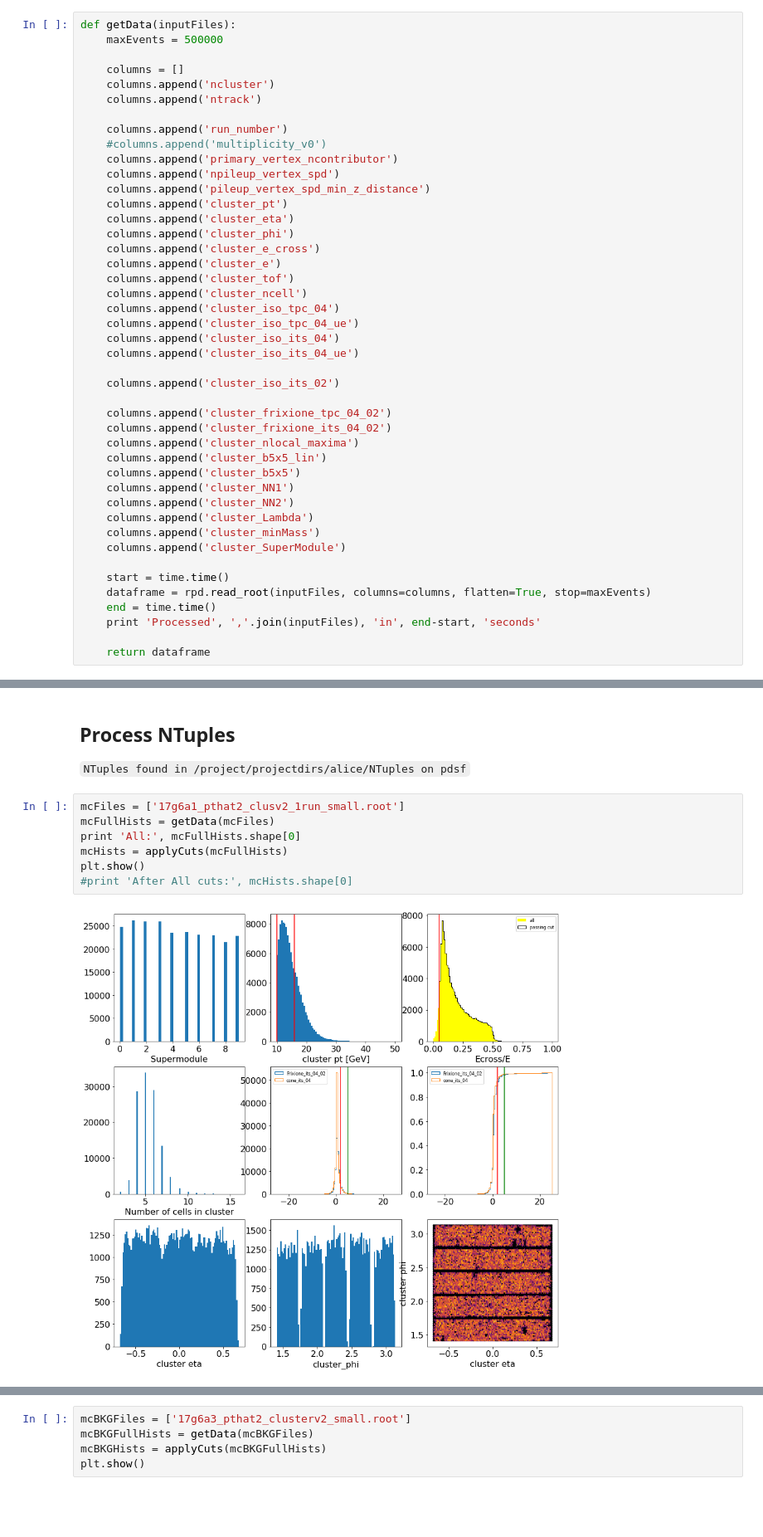
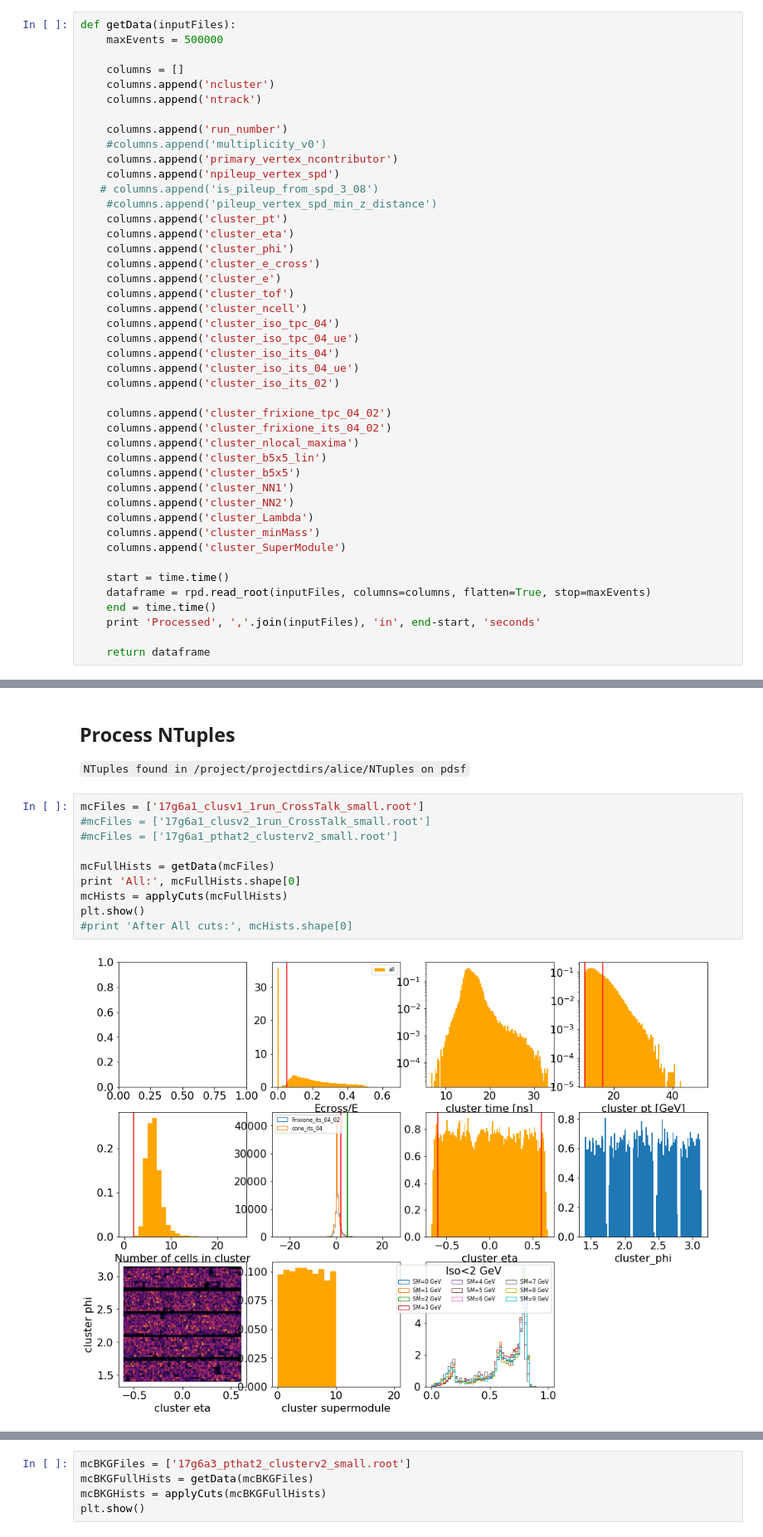
Before and after one commit to miguelignacio/CorrelationAnalysis, a Jupyter notebook: NtupleAnalysis/InputData/photon-purity.ipynb, the cells around one changed output, grey strips where cells are left out. Shown at 83% size. Saved outputs shown, nothing was run; the diff lists cells and outputs as text; blank space fills up the shorter version.

````diff
--- a/NtupleAnalysis/InputData/photon-purity.ipynb
+++ b/NtupleAnalysis/InputData/photon-purity.ipynb
@@ -38,7 +38,8 @@ def getData(inputFiles):
     #columns.append('multiplicity_v0')
     columns.append('primary_vertex_ncontributor')
     columns.append('npileup_vertex_spd')
-    columns.append('pileup_vertex_spd_min_z_distance')
+   # columns.append('is_pileup_from_spd_3_08')
+    #columns.append('pileup_vertex_spd_min_z_distance')
     columns.append('cluster_pt')
     columns.append('cluster_eta')
     columns.append('cluster_phi')
@@ -50,7 +51,6 @@ def getData(inputFiles):
     columns.append('cluster_iso_tpc_04_ue')
     columns.append('cluster_iso_its_04')
     columns.append('cluster_iso_its_04_ue')
-
     columns.append('cluster_iso_its_02')
 
     columns.append('cluster_frixione_tpc_04_02')
@@ -549,11 +641,14 @@ def jackknifeResampling(fullData, nDatasets, signal, binEdges, pmin, pmax, fitRa
 ## Process NTuples
 ```NTuples found in /project/projectdirs/alice/NTuples on pdsf```
 # %%
-mcFiles = ['17g6a1_pthat2_clusv2_1run_small.root']
+mcFiles = ['17g6a1_clusv1_1run_CrossTalk_small.root']
+#mcFiles = ['17g6a1_clusv2_1run_CrossTalk_small.root']
+#mcFiles = ['17g6a1_pthat2_clusterv2_small.root']
+
 mcFullHists = getData(mcFiles)
 print 'All:', mcFullHists.shape[0]
 mcHists = applyCuts(mcFullHists)
 plt.show()
 #print 'After All cuts:', mcHists.shape[0]
 # %% [output]
-[figure, old version]
+[figure, new version]
````
Also changed, not shown: parts of 14 cells of this notebook.
